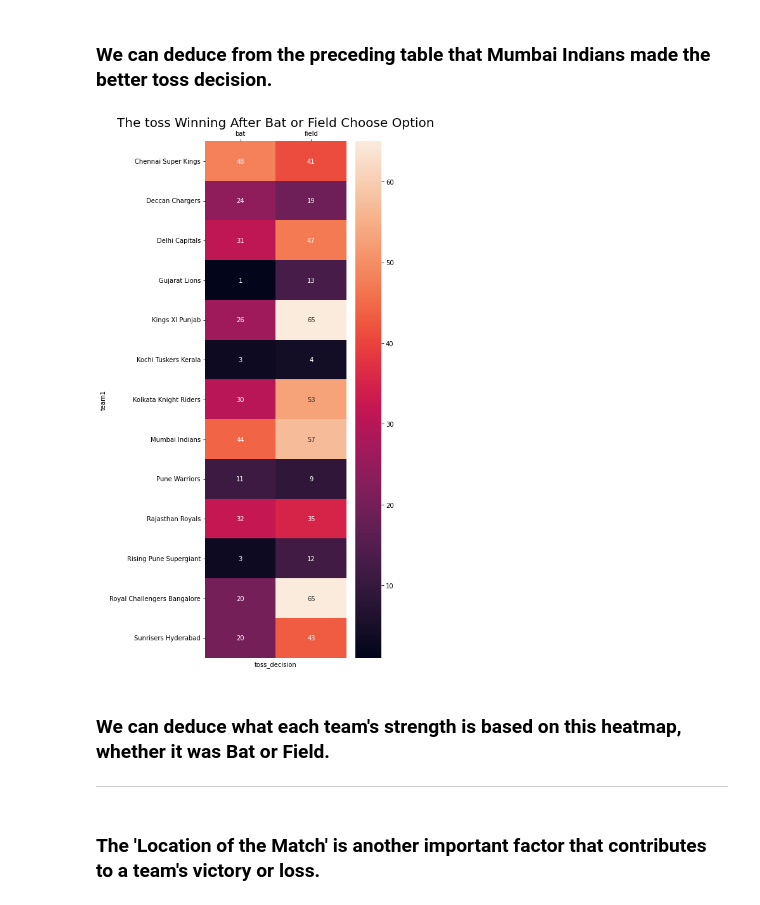
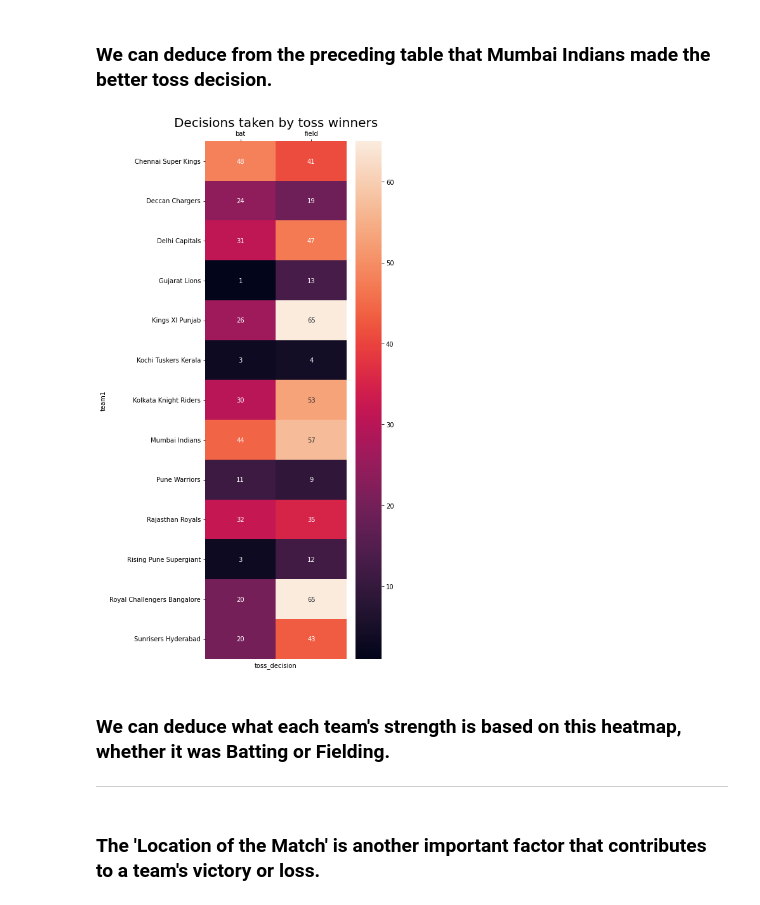
Before and after one commit to Prashad96/GRIP_Data_Science, a Jupyter notebook: GRIP_task_1_Sports_EDA.ipynb, the cells around one changed output. Drawn from its saved outputs; the diff is of its cells as text; code cells hidden in the pictures.

```diff
--- a/GRIP_task_1_Sports_EDA.ipynb
+++ b/GRIP_task_1_Sports_EDA.ipynb
@@ -405,18 +412,18 @@ team_winning_toss_df # grouping team1 from team_winning_toss_df by toss decision
 # %%
 team_winning_toss_df = match_ds.groupby(['team1','toss_decision']).apply(lambda x:x['toss_decision'].count()).reset_index(name = 'toss decision counts')
 # slightly modifying it by grouping under toss decision
 heatmap_for_data = pd.pivot_table(team_winning_toss_df, values = 'toss decision counts',
                                  index = ['team1'],
                                  columns = 'toss_decision')
 # generating heatmap
 fig_plt,axis = plt.subplots(1,1,figsize = (5,15))
 heat_map_lead = sns.heatmap(heatmap_for_data,annot =True)
 heat_map_lead.xaxis.set_ticks_position("top") # position for ticks
-axis.set_title("The toss Winning After Bat or Field Choose Option",size = 20);
+axis.set_title("Decisions taken by toss winners",size = 20);
 # %% [output]
-[figure, old version]
+[figure, new version]
 # %% [markdown]
-### We can deduce what each team's strength is based on this heatmap, whether it was Bat or Field.
+### We can deduce what each team's strength is based on this heatmap, whether it was Batting or Fielding.
 <hr style="border:2px solid gray">
 # %% [markdown]
 ### The 'Location of the Match' is another important factor that contributes to a team's victory or loss.
```
Also changed, not shown: parts of 4 cells of this notebook.
